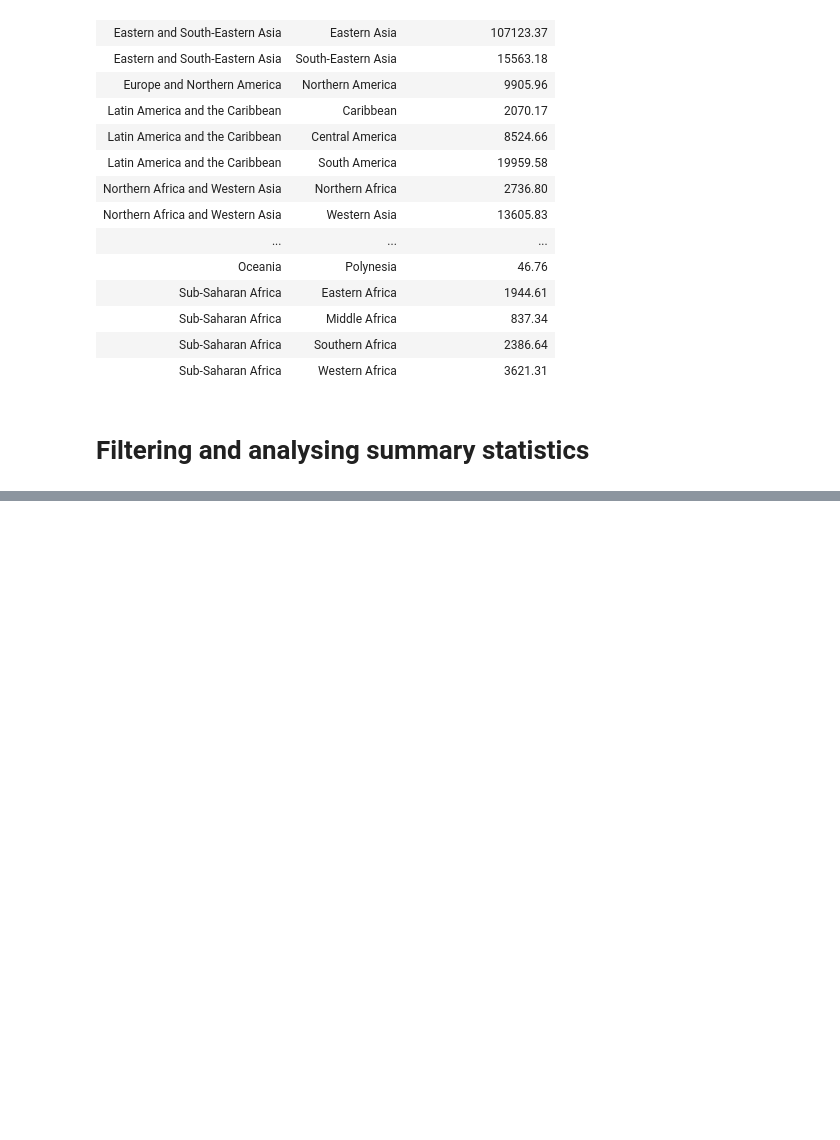
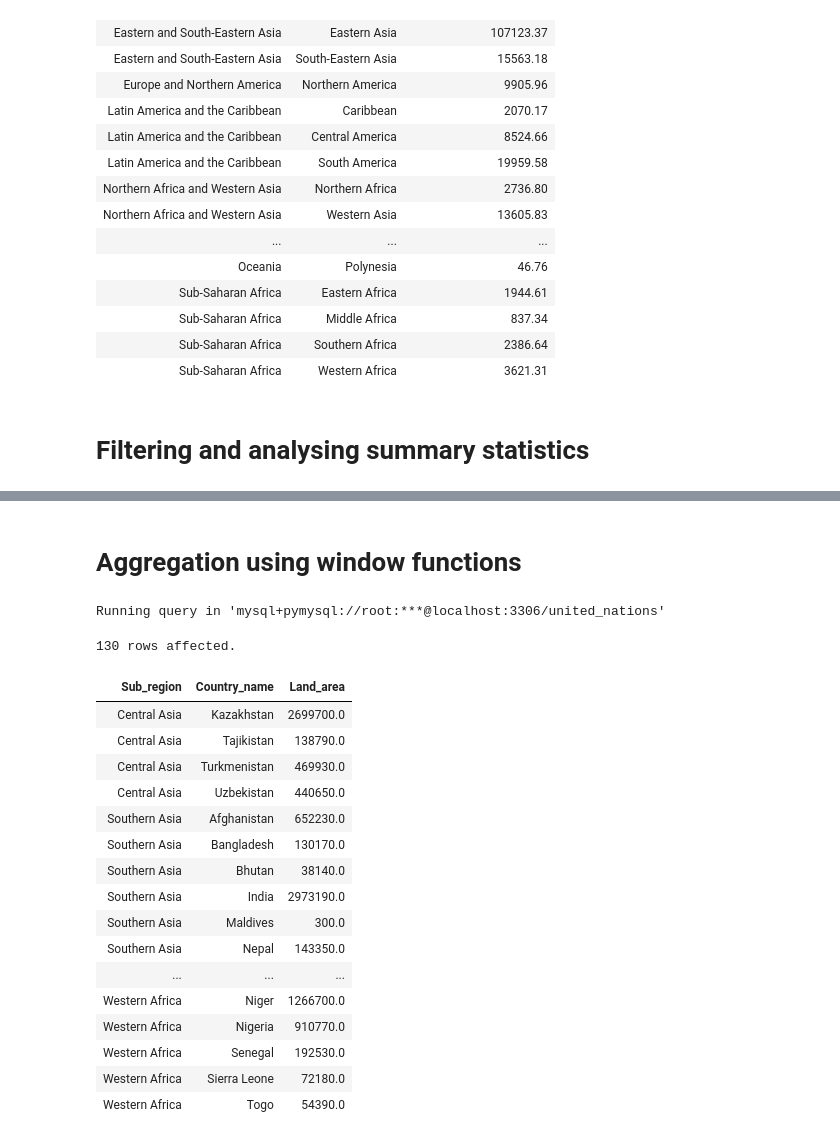
Before and after one commit to kxrrym03/ALX-Exercises, a Jupyter notebook: ALX United Nations.ipynb, the cells around one changed output, grey strips where cells are left out. Saved outputs shown, nothing was run; the diff lists cells and outputs as text; code cells hidden in the pictures; blank space fills up the shorter version.

```diff
--- a/ALX United Nations.ipynb
+++ b/ALX United Nations.ipynb
@@ -565,3 +565,34 @@ Running query in 'mysql+pymysql://root:***@localhost:3306/united_nations'
 | Region | Sub_region | min_Pct_managed_drinking_water_se... | max_Pct_managed_drinking_water_se... | avg_Pct_managed_drinking_water_se... | Number_of_countries | ... |
 | Oceania | Melanesia | 56.67 | 56.67 | 56.670000 | 1 | ... |
 | Sub-Saharan Africa | Western Africa | 53.33 | 57.33 | 55.330000 | 2 | ... |
+# %% [markdown]
+# Aggregation using window functions
+# %%
+%%sql
+SELECT
+	Sub_region,
+    Country_name,
+    Land_area
+FROM united_nations.Access_to_Basic_Services
+WHERE Time_period = 2020
+AND Land_area IS NOT NULL;
+# %% [output]
+Running query in 'mysql+pymysql://root:***@localhost:3306/united_nations'
+130 rows affected.
+| Sub_region | Country_name | Land_area |
+| Central Asia | Kazakhstan | 2699700.0 |
+| Central Asia | Tajikistan | 138790.0 |
+| Central Asia | Turkmenistan | 469930.0 |
+| Central Asia | Uzbekistan | 440650.0 |
+| Southern Asia | Afghanistan | 652230.0 |
+| Southern Asia | Bangladesh | 130170.0 |
+| Southern Asia | Bhutan | 38140.0 |
+| Southern Asia | India | 2973190.0 |
+| Southern Asia | Maldives | 300.0 |
+| Southern Asia | Nepal | 143350.0 |
+| ... | ... | ... |
+| Western Africa | Niger | 1266700.0 |
+| Western Africa | Nigeria | 910770.0 |
+| Western Africa | Senegal | 192530.0 |
+| Western Africa | Sierra Leone | 72180.0 |
+| Western Africa | Togo | 54390.0 |
```
Also changed, not shown: parts of 3 cells of this notebook.
